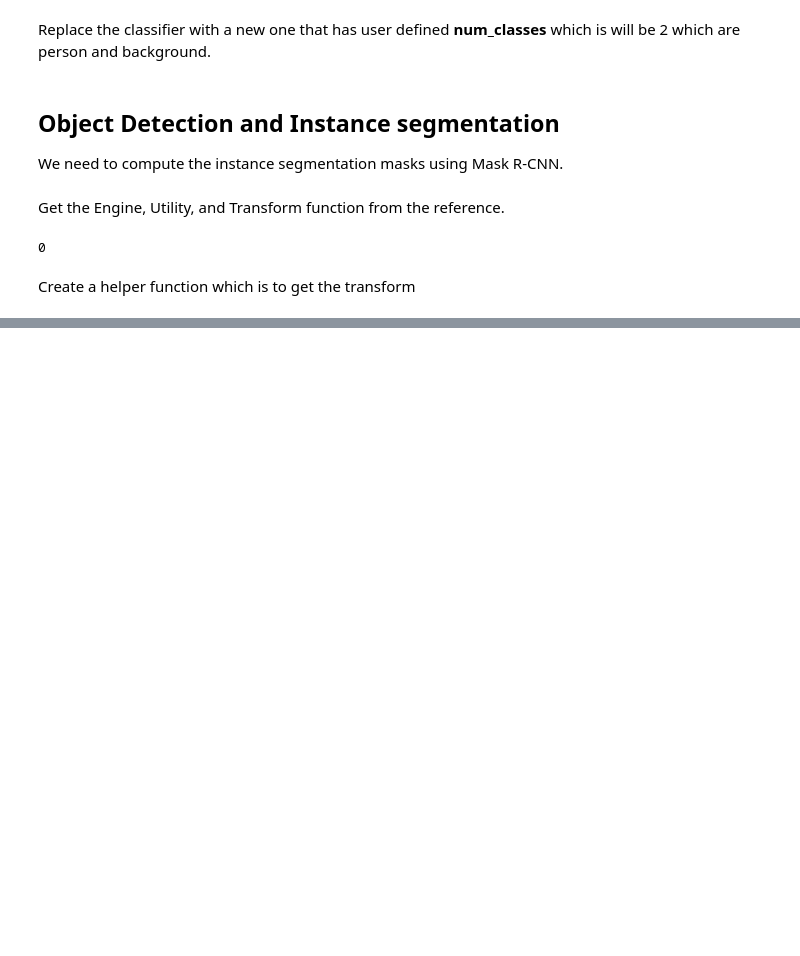
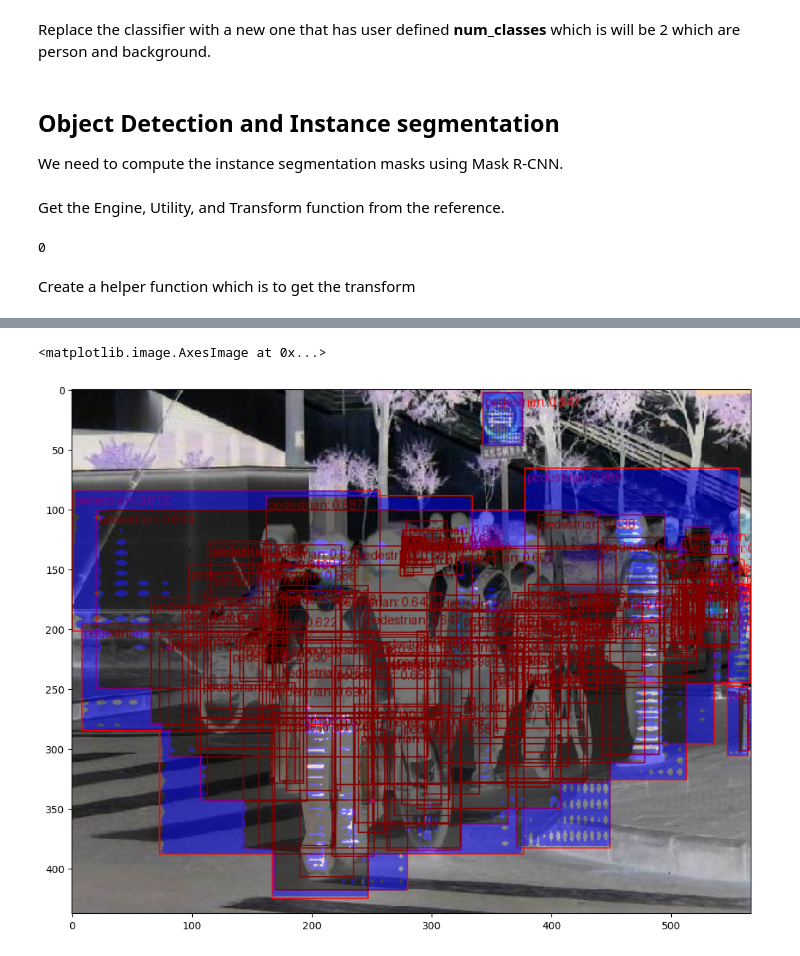
Before and after one commit to theethawat/basic-image-processing, a Jupyter notebook: 7-Simple-Object-Detection.ipynb, the cells around one changed output, grey strips where cells are left out. Drawn from its saved outputs; the diff is of its cells as text; code cells hidden in the pictures; blank space fills up the shorter version.

```diff
--- a/7-Simple-Object-Detection.ipynb
+++ b/7-Simple-Object-Detection.ipynb
@@ -204,0 +238,18 @@ def get_transform(train):
+# %%
+model = get_model_instance_segmentation(2)
+
+
+# For Training
+images,targets = next(iter(data_loader))
+# Listing the images
+images = list(image for image in images)
+targets = [{k:v for k,v in t.items()} for t in targets]
+# Get the output result
+output = model(images,targets)
+print(output)
+
+# For Summarize / Inference
+model.eval()
+x = [torch.rand(3,300,400),torch.rand(3,500,400)]
+predictions = model(x)
+print(predictions)
@@ -204,0 +282,33 @@ def get_transform(train):
+# %%
+image = read_image("pfd-dataset/PennFudanPed/PNGImages/FudanPed00046.png")
+eval_transform = get_transform(train=False)
+from torchvision.utils import draw_bounding_boxes, draw_segmentation_masks
+
+# train on the accelerator or on the CPU, if an accelerator is not available
+device = torch.accelerator.current_accelerator() if torch.accelerator.is_available() else torch.device('cpu')
+
+model.eval()
+with torch.no_grad():
+    x = eval_transform(image)
+    # Transform RGBA to RGB and move to device
+    x = x[:3, ...].to(device)
+    predictions = model([x,])
+    pred = predictions[0]
+
+# Normalization
+image = (255.0* (image - image.min() / image.max() - image.min())).to(torch.uint8)
+image = image[:3,...]
+pred_labels = [f'pedestrian: {score:.3f}' for label,score in zip(pred['labels'], pred['scores'])]
+pred_boxes = pred['boxes'].long()
+
+output_image = draw_bounding_boxes(image,pred_boxes,pred_labels,colors='red')
+
+# Display the Mask
+masks = (pred['masks'] > 0.7).squeeze(1)
+output_image = draw_segmentation_masks(output_image,masks,alpha=0.5,colors='blue')
+
+plt.figure(figsize=(12,12))
+plt.imshow(output_image.permute(1,2,0))
+# %% [output]
+<matplotlib.image.AxesImage at 0x...>
+[figure, added]
```
Also changed, not shown: parts of 6 cells of this notebook, 1 other file.
